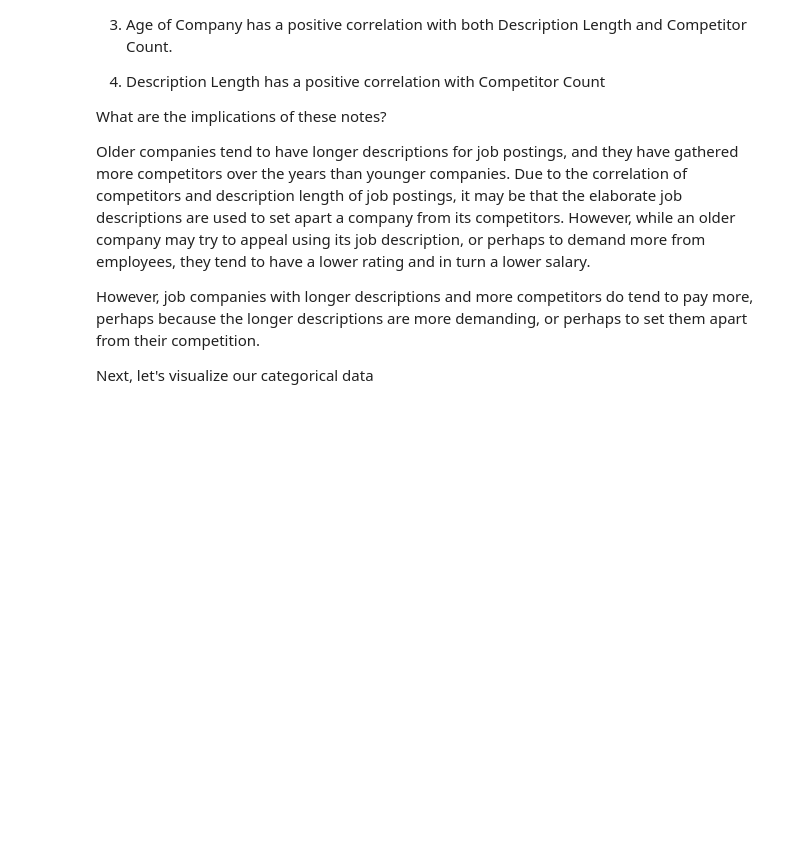
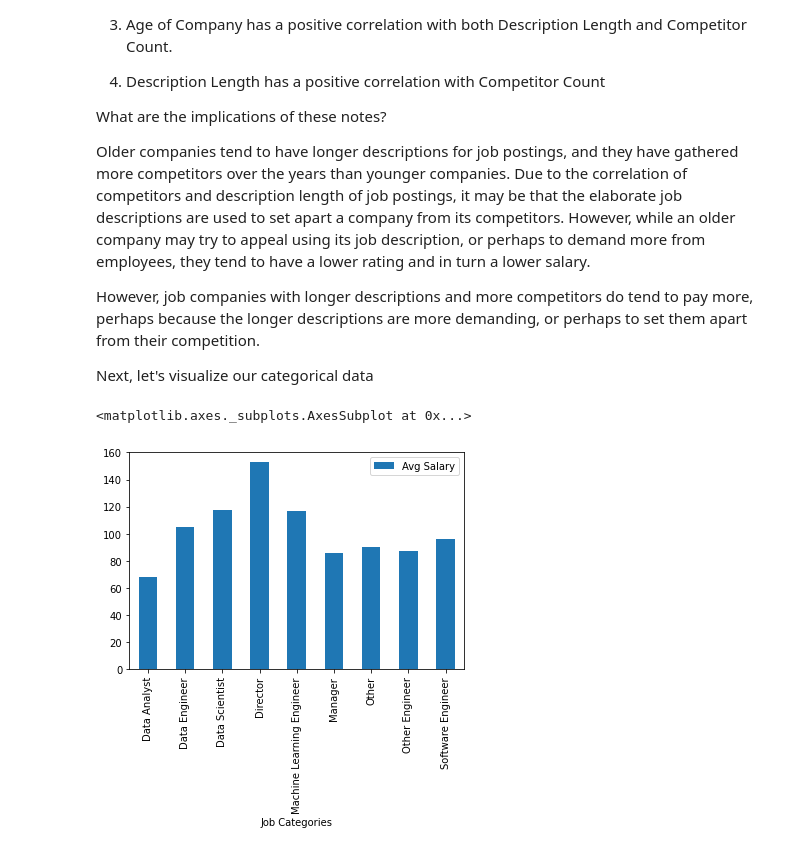
Before and after one commit to Aviost111/ds_project, a Jupyter notebook: GLASSDOOR SALARY PREDICTION PROJECT.ipynb, the cells around one changed output. Saved outputs shown, nothing was run; the diff lists cells and outputs as text; code cells hidden in the pictures; blank space fills up the shorter version.

```diff
--- a/GLASSDOOR SALARY PREDICTION PROJECT.ipynb
+++ b/GLASSDOOR SALARY PREDICTION PROJECT.ipynb
@@ -446,3 +446,12 @@ Older companies tend to have longer descriptions for job postings, and they have
 However, job companies with longer descriptions and more competitors do tend to pay more, perhaps because the longer descriptions are more demanding, or perhaps to set them apart from their competition.
 
 Next, let's visualize our categorical data
+# %%
+# bar graph of average salary by job category
+
+job_cat = pd.pivot_table(df, index =['Job Categories'], values='Avg Salary')
+
+job_cat.plot(kind='bar')
+# %% [output]
+<matplotlib.axes._subplots.AxesSubplot at 0x...>
+[figure, added]
```
Also changed, not shown: parts of 2 cells of this notebook.
